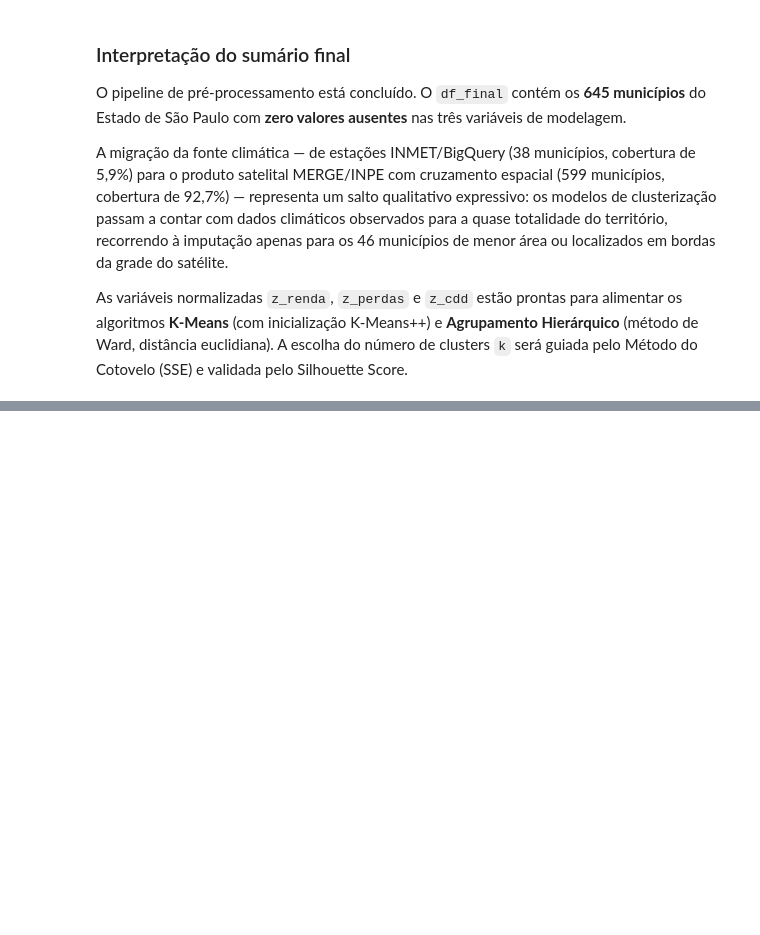
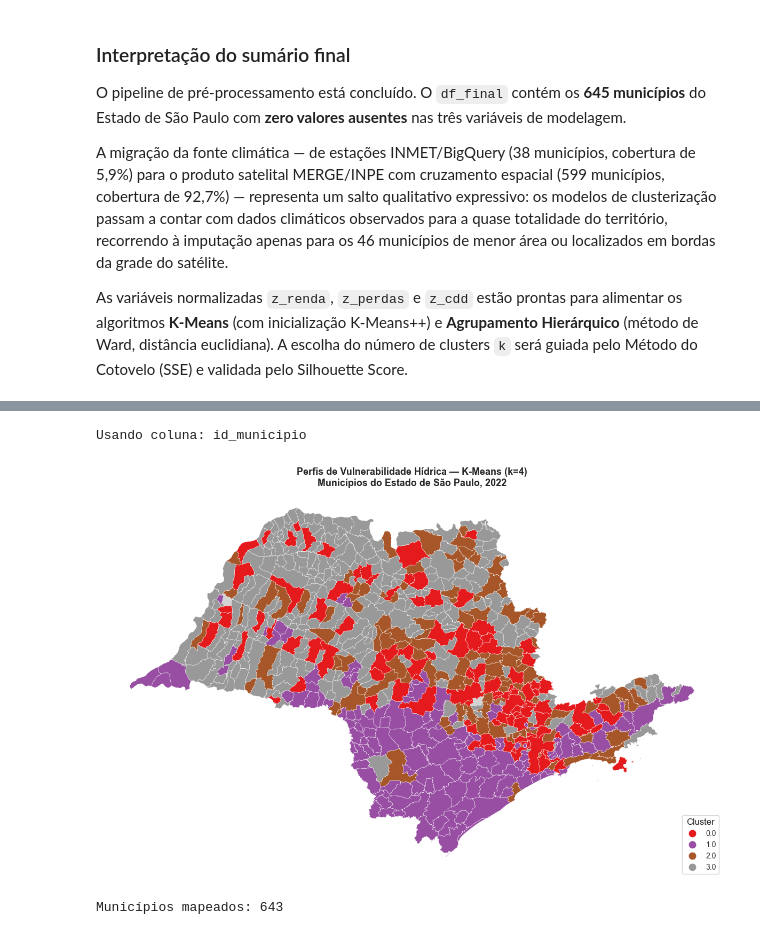
Before and after one commit to DuAlmeida995/clusterizacao-urbana, a Jupyter notebook: dados/tratamento_atualizado.ipynb, the cells around one changed output, grey strips where cells are left out. Saved outputs shown, nothing was run; the diff lists cells and outputs as text; code cells hidden in the pictures; blank space fills up the shorter version.

```diff
--- a/dados/tratamento_atualizado.ipynb
+++ b/dados/tratamento_atualizado.ipynb
@@ -1284,0 +1521,42 @@ As variáveis normalizadas `z_renda`, `z_perdas` e `z_cdd` estão prontas para a
+# %%
+# ── Mapa dos clusters sobre o território paulista ────────────────────────────
+import geopandas as gpd
+
+# Chave de merge: 6 primeiros dígitos
+mapa_sp['chave'] = mapa_sp['codarea'].astype(str).str[:6]
+
+# Detecta a coluna com código IBGE no df_final
+possiveis = ['_chave_merge', 'id_municipio', 'id', 'cod_municipio', 'codigo_ibge']
+col_chave = next((c for c in possiveis if c in df_final.columns), None)
+
+if col_chave is None:
+    print("Colunas disponíveis:", df_final.columns.tolist())
+    print("Ajuste col_chave manualmente acima.")
+else:
+    print(f"Usando coluna: {col_chave}")
+    df_merge = df_final[[col_chave, 'cluster_kmeans']].copy()
+    df_merge[col_chave] = df_merge[col_chave].astype(str).str[:6]
+    mapa_clusters = mapa_sp.merge(df_merge, left_on='chave', right_on=col_chave, how='left')
+
+    fig, ax = plt.subplots(figsize=(12, 9))
+    mapa_clusters[mapa_clusters['cluster_kmeans'].isna()].plot(
+        ax=ax, color='lightgrey', edgecolor='white', linewidth=0.3
+    )
+    mapa_clusters[mapa_clusters['cluster_kmeans'].notna()].plot(
+        column='cluster_kmeans', ax=ax,
+        cmap='Set1', categorical=True, legend=True,
+        edgecolor='white', linewidth=0.3,
+        legend_kwds={'title': 'Cluster', 'loc': 'lower right', 'fontsize': 10}
+    )
+    ax.set_title(f'Perfis de Vulnerabilidade Hídrica — K-Means (k={K_FINAL})\n'
+                 'Municípios do Estado de São Paulo, 2022',
+                 fontsize=13, fontweight='bold')
+    ax.axis('off')
+    plt.tight_layout()
+    plt.savefig('mapa_clusters_kmeans.png', dpi=150, bbox_inches='tight')
+    plt.show()
+    print(f'Municípios mapeados: {mapa_clusters["cluster_kmeans"].notna().sum()}')
+# %% [output]
+Usando coluna: id_municipio
+[figure, added]
+Municípios mapeados: 643
```
Also changed, not shown: parts of 25 cells of this notebook, 7 other files.
